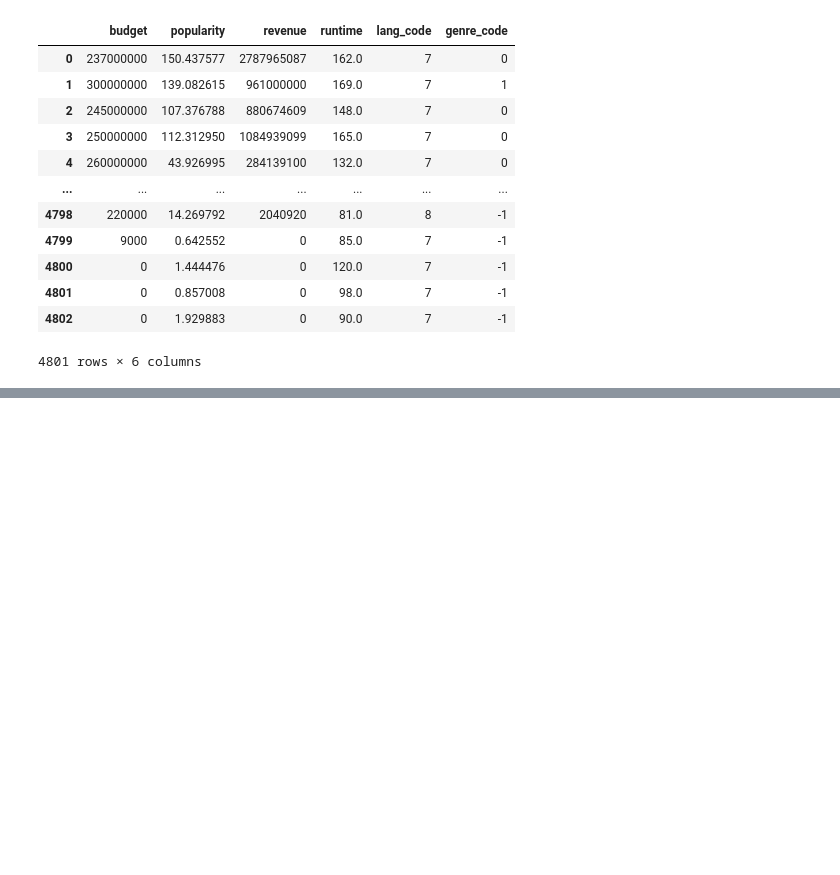
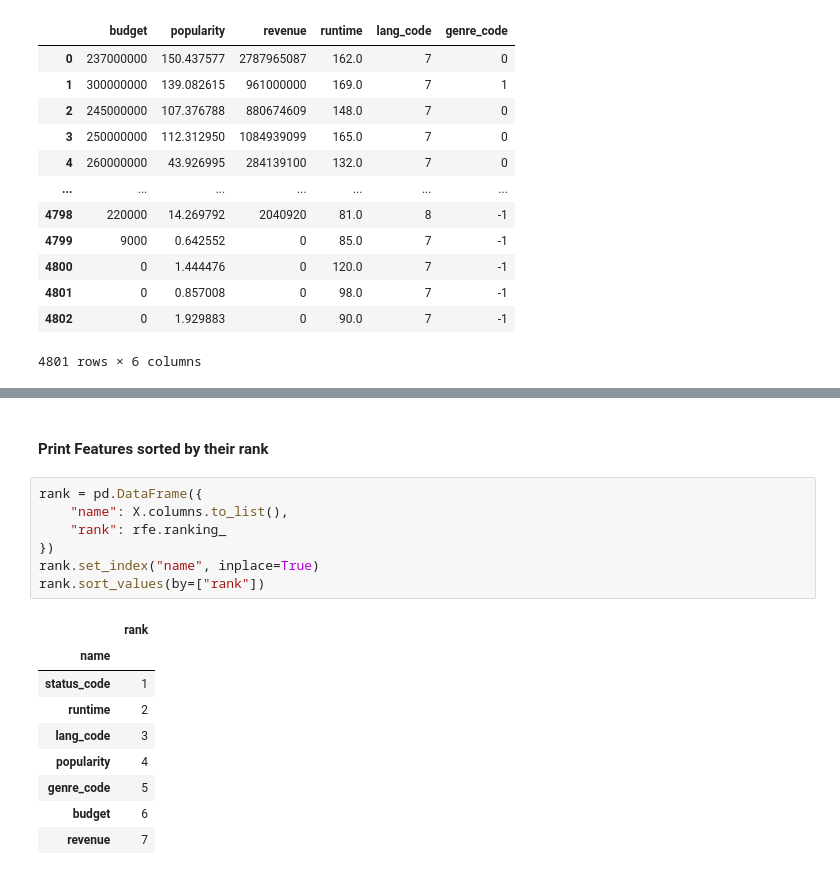
Before and after one commit to straylight77/data-sci-learning, a Jupyter notebook: dat203/lab3.ipynb, the cells around one changed output, grey strips where cells are left out. Saved outputs shown, nothing was run; the diff lists cells and outputs as text; blank space fills up the shorter version.

```diff
--- a/dat203/lab3.ipynb
+++ b/dat203/lab3.ipynb
@@ -297,0 +320,19 @@ model2.score(X2, y) - model.score(X, y)
+# %% [markdown]
+#### Print Features sorted by their rank
+# %%
+rank = pd.DataFrame({
+    "name": X.columns.to_list(),
+    "rank": rfe.ranking_
+})
+rank.set_index("name", inplace=True)
+rank.sort_values(by=["rank"])
+# %% [output]
+|  | rank |
+| name |  |
+| status_code | 1 |
+| runtime | 2 |
+| lang_code | 3 |
+| popularity | 4 |
+| genre_code | 5 |
+| budget | 6 |
+| revenue | 7 |
```
Also changed, not shown: parts of 26 cells of this notebook.
